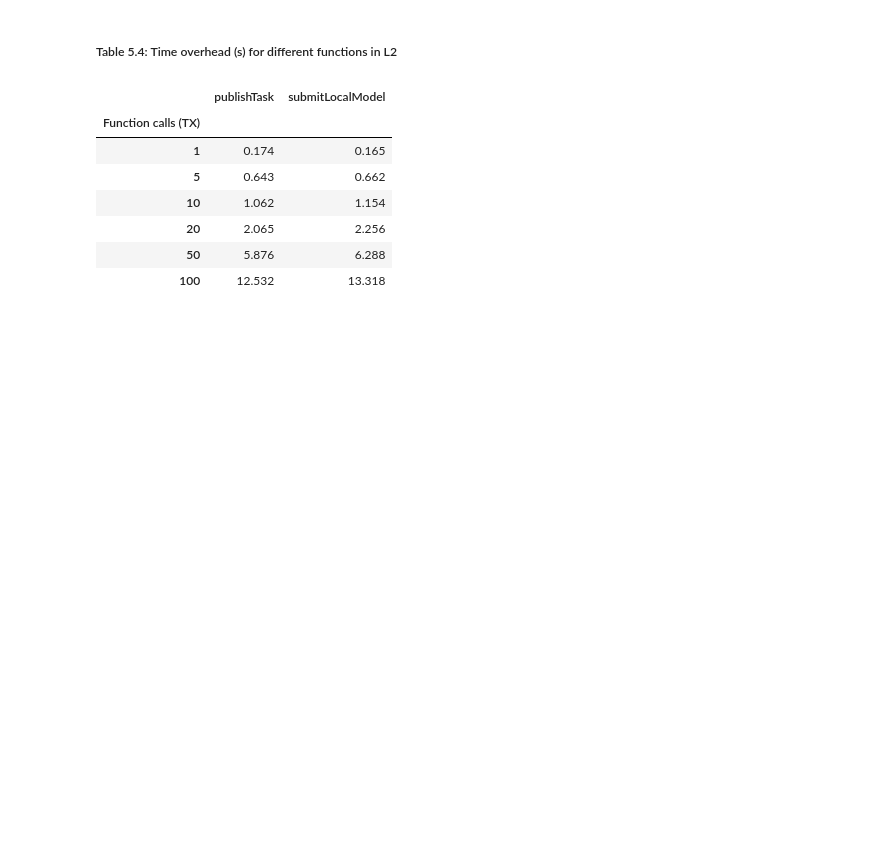
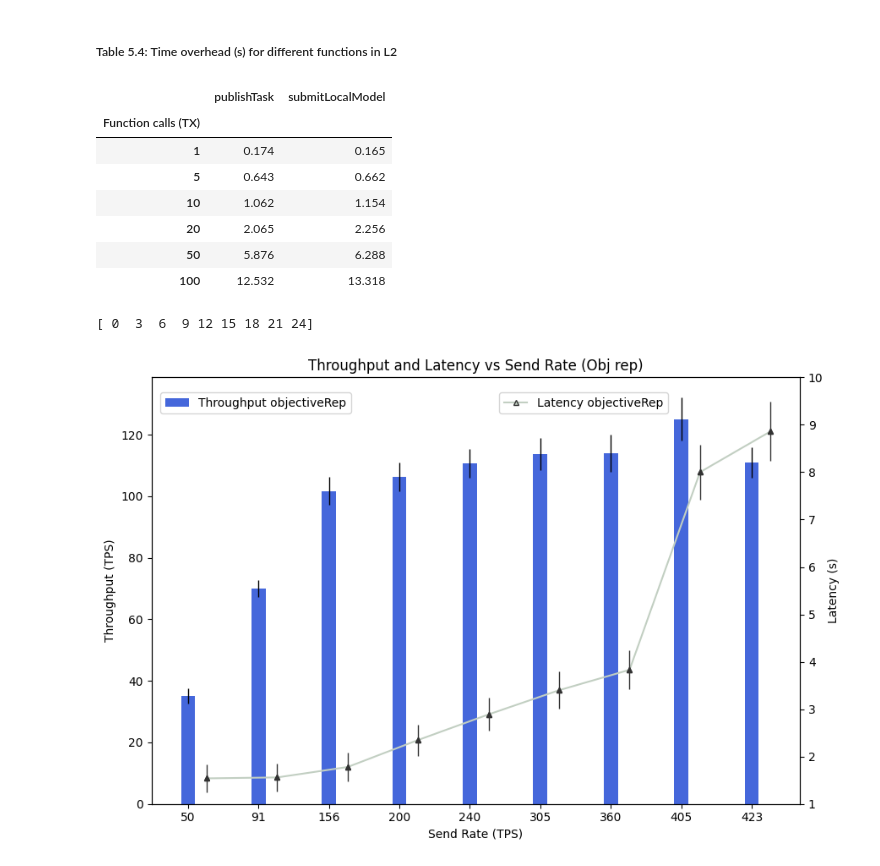
Before and after one commit to meryemmalakdif/AutoDFL, a Jupyter notebook: scripts_for_plots.ipynb, the cells around one changed output. Cells and saved outputs as stored; diff of their text form; code cells hidden in the pictures; blank space fills up the shorter version.

```diff
--- a/scripts_for_plots.ipynb
+++ b/scripts_for_plots.ipynb
@@ -555,3 +555,68 @@ Table 5.4: Time overhead (s) for different functions in L2
 | 20 | 2.065 | 2.256 |
 | 50 | 5.876 | 6.288 |
 | 100 | 12.532 | 13.318 |
+# %%
+import matplotlib.pyplot as plt
+import numpy as np
+
+# Data
+send_rate = np.array([50,91,156,200,240,305,360,405,423])
+throughput = np.array([35,70,101.66,106.3,110.73,113.7,114,125,111])
+latency = np.array([1.54,1.56,1.78, 2.35 , 2.89,3.4,3.83,8,8.86])
+
+# Error bars
+throughput_error = np.array([2.5, 2.8, 4.5, 4.66, 4.7, 5.2, 6 ,7 , 4.99])
+latency_error = np.array([0.3, 0.3, 0.3, 0.33, 0.35, 0.39, 0.41  , 0.58 , 0.62])
+
+
+# Plot
+fig, ax1 = plt.subplots(figsize=(9, 6))  # Set the figure size to 8x5 inches
+
+# Plot throughput with error bars, using the index to create even spacing
+index = np.arange(len(send_rate)) *3  # Index for uniform spacing
+print(index)
+ax1.bar(index, throughput, yerr=throughput_error,
+        color='#4567DB', label='Throughput objectiveRep',
+        capsize=0, width=0.6,  # Narrower width for cleaner look
+        error_kw={'elinewidth': 1 , 'color':'#333333'})
+ax1.set_xlabel('Send Rate (TPS)')
+ax1.set_ylabel('Throughput (TPS)')
+ax1.tick_params(axis='y')
+
+# Set the x-ticks to the original send_rate values
+ax1.set_xticks(index)
+ax1.set_xticklabels(send_rate)  # Use original send_rate as labels
+
+ax1.legend(loc='center left', bbox_to_anchor=(0.005, 0.94))
+
+offset = 0.8  # Adjust the value to move the marker right
+send_rate_offset = index + offset
+
+# Create a second y-axis for latency
+ax2 = ax1.twinx()
+
+# Plot latency with markers and error bars, also using index for uniform spacing
+ax2.plot(send_rate_offset, latency, color='#C2CFC2', marker='^', markersize=5, markeredgecolor="#333333", label='Latency objectiveRep')
+ax2.errorbar(send_rate_offset, latency, yerr=latency_error, fmt='^', color='#333333', markersize=5, markeredgecolor="#333333", elinewidth=1)
+
+# Set the y-axis limits for latency to range from 1 to 9
+ax2.set_ylim(1, 10)
+ax2.set_ylabel('Latency (s)')
+ax2.tick_params(axis='y')
+
+# Adjust legend for latency
+ax2.legend(loc='center right', bbox_to_anchor=(0.805, 0.94))
+
+# Title and layout
+plt.title('Throughput and Latency vs Send Rate (Obj rep)')
+fig.tight_layout()
+
+# Save the figure to a file
+plt.savefig("throughput_latency_objective_rep.png", dpi=300, bbox_inches='tight')  # Save as PNG with high resolution
+
+
+# Show plot
+plt.show()
+# %% [output]
+[ 0  3  6  9 12 15 18 21 24]
+[figure, added]
```
Also changed, not shown: parts of 1 cell of this notebook, 52 other files.
